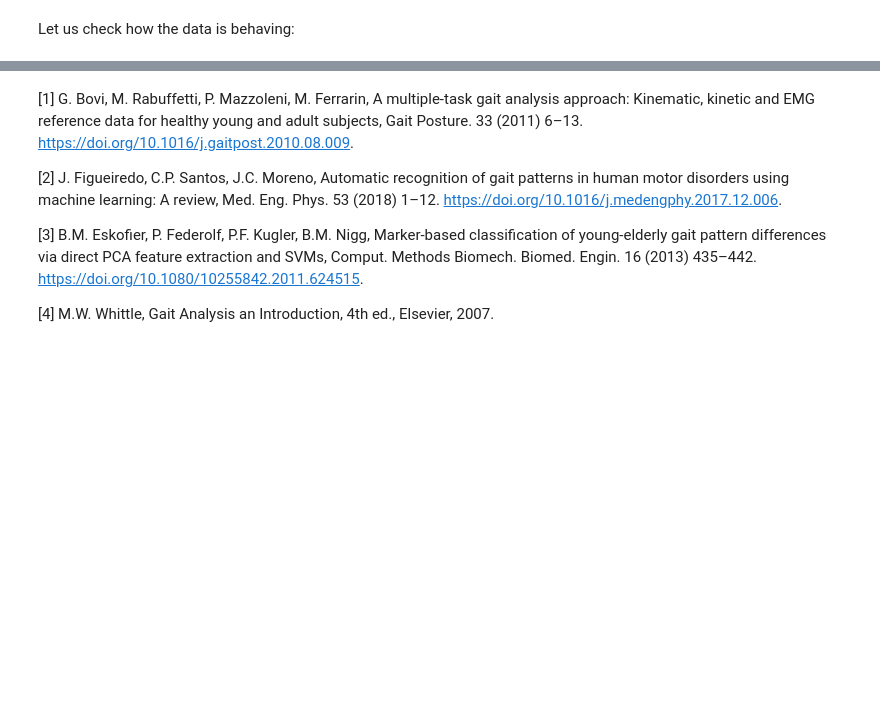
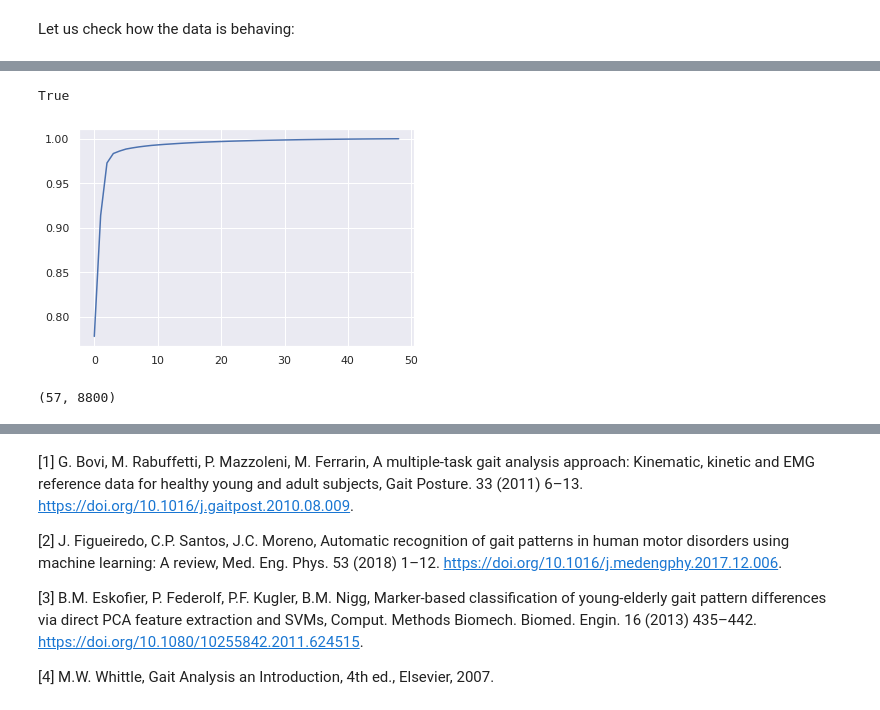
Before and after one commit to nikorose87/DJS-GA, a Jupyter notebook: PCA_n_kPCA_classification.ipynb, the cells around one changed output, grey strips where cells are left out. Drawn from its saved outputs; the diff is of its cells as text; code cells hidden in the pictures; blank space fills up the shorter version.

```diff
--- a/PCA_n_kPCA_classification.ipynb
+++ b/PCA_n_kPCA_classification.ipynb
@@ -201,0 +246,24 @@ df_.loc[idx[:, :], idx[:, 'mean']]
+# %%
+Horst_mean_T.shape[0] == output_label.shape[0]
+# %% [output]
+True
+# %%
+from sklearn.decomposition import PCA
+
+#transpose
+Horst_mean_T = Horst_mean.loc[:,idx[:,'mean']].T
+var = []
+for comp in range(1,50):
+  pc = PCA(n_components = comp)
+  Horst_red = pc.fit_transform(Horst_mean_T)
+  var.append(sum(pc.explained_variance_ratio_))
+# %%
+fig, ax = plt.subplots(1,1)
+ax.plot(range(len(var)), var)
+plt.show()
+# %% [output]
+[figure, added]
+# %%
+Horst_mean_T.shape
+# %% [output]
+(57, 8800)
```
Also changed, not shown: parts of 17 cells of this notebook.
